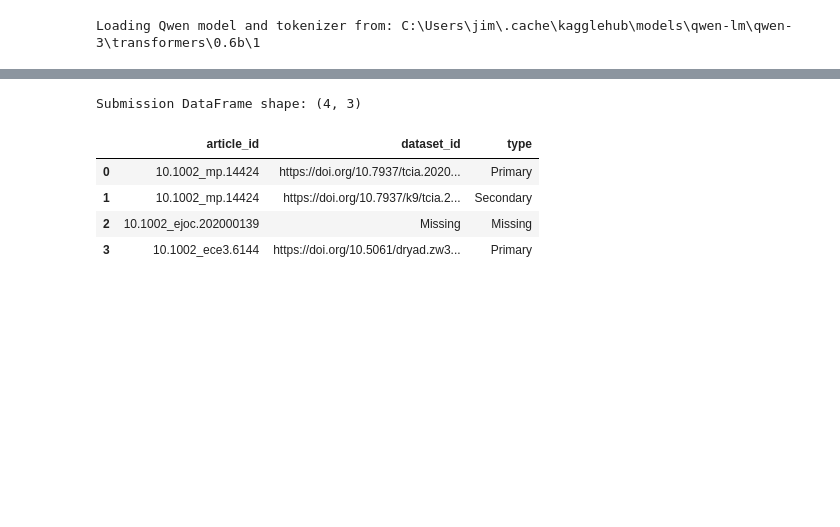
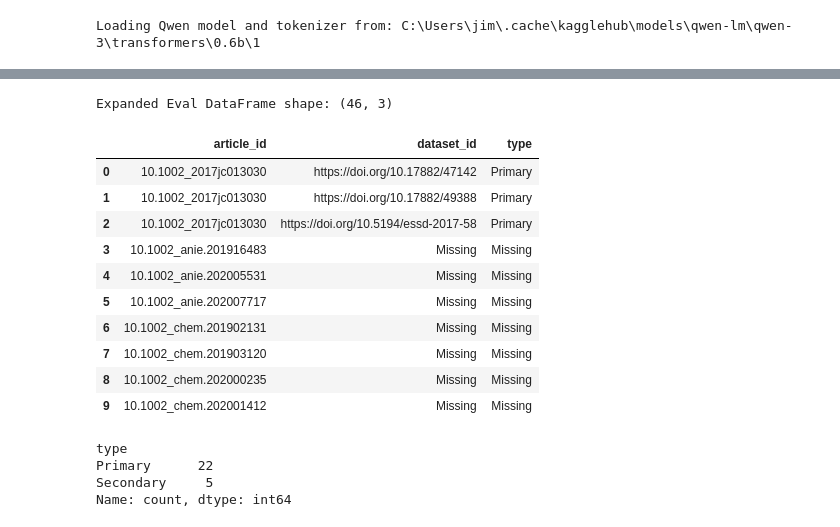
Before and after one commit to JimGile/make-data-count-classifier, a Jupyter notebook: mdc-one-shot-qwen-brute-force_comp1.ipynb, the cells around one changed output, grey strips where cells are left out. Saved outputs shown, nothing was run; the diff lists cells and outputs as text; code cells hidden in the pictures; blank space fills up the shorter version.

Commit message:
changes for first submission

```diff
--- a/mdc-one-shot-qwen-brute-force_comp1.ipynb
+++ b/mdc-one-shot-qwen-brute-force_comp1.ipynb
@@ -293,7 +299,7 @@ def extract_text_from_elements_within_element(element: Element | None, child_xpa
 
     return "|".join(extracted_text)
 
-def extract_data_related_elements_text(elements: list[Element] | None, child_xpaths: list[str] = [], ns: dict[str, str] | None = None) -> list[str]:
+def extract_data_related_elements_text(elements: list[Element] | None, child_xpaths: list[str] = [], ns: dict[str, str] | None = None) -> list[dict[str, list[str] | str]]:
     elements_text = []
     if elements is None:
         return elements_text
@@ -301,11 +307,11 @@ def extract_data_related_elements_text(elements: list[Element] | None, child_xpa
     for element in elements:
         text = extract_dataset_ids(extract_text_from_elements_within_element(element, child_xpaths, ns))
         if text:
-            elements_text.append(text)
+            elements_text.extend(text)
 
     return elements_text
 
-def extract_data_related_elements_text_from_xpath_list(root: Element | None, xpath_list: list[str], ns: dict[str, str] | None = None) -> list[str]:
+def extract_data_related_elements_text_from_xpath_list(root: Element | None, xpath_list: list[str], ns: dict[str, str] | None = None) -> list[dict[str, list[str] | str]]:
     """
     Extracts text from elements in the XML tree that match the provided XPath expressions.
 
@@ -428,7 +434,7 @@ def extract_author_names(full_text: str, nlp=NLP_SPACY) -> str:
     # Convert to list and sort for consistent output
     return filtered_authors[0] if filtered_authors else ""
 
-def extract_pdf_doc_text(pdf_doc: fitz.Document)  -> dict[str, str | list[str]]:
+def extract_pdf_doc_text(pdf_doc: fitz.Document)  -> dict[str, str | list[dict[str, list[str] | str]]]:
     """
     Extracts all text from a PDF document using PyMuPDF.
 
@@ -450,7 +456,7 @@ def extract_pdf_doc_text(pdf_doc: fitz.Document)  -> dict[str, str | list[str]]:
 
     # Initialize variables for text extraction
     p1 = None  # Placeholder for the first page text
-    other_dataset_citations = set()  # Use a set to avoid duplicates
+    other_dataset_citations = []
     for page in pdf_doc:
         # Extract text from the page
         textpage = page.get_textpage()
@@ -475,15 +481,17 @@ def extract_pdf_doc_text(pdf_doc: fitz.Document)  -> dict[str, str | list[str]]:
                 context_chars = min(250, len(block_text))  # Use a minimum
                 dataset_ids_found = extract_dataset_ids(block_text, context_chars)  # Extract dataset IDs from the block text
                 if dataset_ids_found:
+                    # print(f"DEBUG: Found dataset IDs in block: {dataset_ids_found}")  # Debugging output
+                    # print(f"DEBUG: block_text: {block_text}")  # Debugging output
                     if len(article_dict['data_availability']) > 0 and len(article_dict['data_availability']) < 25:
                         # If data availability text is only a few characters, append the next block text to it
                         # This is a heuristic to ensure that we capture relevant dataset IDs
                         article_dict['data_availability'] = block_text
                     else:
                         # Append the dataset IDs found in the block to the other_dataset_citations
-                        other_dataset_citations.add(dataset_ids_found)
+                        other_dataset_citations.extend(dataset_ids_found)
 
-    article_dict['other_dataset_citations'] = list(other_dataset_citations) if other_dataset_citations else []
+    article_dict['other_dataset_citations'] = other_dataset_citations if other_dataset_citations else []
 
     # If an abstract was not found, use the first page text as the abstract
     if not article_dict['abstract'] and p1:
@@ -952,13 +1020,13 @@ class QwenModelEval:
                 max_new_tokens=self.max_new_tokens,
                 pad_token_id=self.tokenizer.eos_token_id,
                 eos_token_id=self.tokenizer.convert_tokens_to_ids("<|im_end|>"),
-                # do_sample=False, # Use greedy decoding (fastest)
-                # num_beams=1,     # Do not use beam search (fastest)
-                # temperature=0.0, # Make output deterministic (if do_sample=False, this has no effect)
-                temperature=0.6 if self.enable_thinking else 0.7,
-                top_p=0.95 if self.enable_thinking else 0.8,
-                top_k=20,
-                min_p=0
+                do_sample=False, # <--- Set to False for deterministic output
+                num_beams=1,     # <--- Keep at 1 for greedy decoding
+                # temperature, top_p, top_k, min_p will have no effect when do_sample=False
+                # temperature=0.6 if self.enable_thinking else 0.7,
+                # top_p=0.95 if self.enable_thinking else 0.8,
+                # top_k=20,
+                # min_p=0,
             )
         # Parse the response and thinking content
         return self._parse_response(inputs, generated_ids)
@@ -1160,14 +1243,15 @@ Loading Qwen model and tokenizer from: C:\Users\jim\.cache\kagglehub\models\qwen
 # %%
 def evaluate_articles(file_paths_df: pd.DataFrame, model) -> pd.DataFrame:
     results = []
-    for i, row in file_paths_df.iterrows():
+    # tqdm(os.listdir(pdf_directory), total=len(os.listdir(pdf_directory)))
+    for i, row in tqdm(file_paths_df.iterrows(), total=len(file_paths_df)):
         article_id = row['article_id']
         dataset_info = row['dataset_info']
         pdf_text = row['pdf_text']
         xml_text = row['xml_text']
         text_type = "XML" if xml_text else "PDF"
         text_content = xml_text if xml_text else pdf_text
-        response = ""
+        response = [{'dataset_id': 'Missing', 'type': 'Missing'}]
         thinking_content = ""
 
         # Prepare the user input for the model
@@ -1291,12 +1415,29 @@ def expand_evaluation_results(df: pd.DataFrame) -> pd.DataFrame:
 # %%
-sample_submission_df = expand_evaluation_results(processed_articles_df)
-sample_submission_df.to_csv(os.path.join(BASE_OUTPUT_DIR, 'sample_submission.csv'), index=False)
-print(f"Submission DataFrame shape: {sample_submission_df.shape}")
-display(sample_submission_df.head(10))
+expanded_df = expand_evaluation_results(processed_articles_df)
+expanded_df.to_csv(os.path.join(BASE_OUTPUT_DIR, 'expanded_eval_results.csv'), index=False)
+print(f"Expanded Eval DataFrame shape: {expanded_df.shape}")
+display(expanded_df.head(10))
 # %% [output]
-Submission DataFrame shape: (4, 3)
+Expanded Eval DataFrame shape: (46, 3)
 |  | article_id | dataset_id | type |
-| 0 | 10.1002_mp.14424 | https://doi.org/10.7937/tcia.2020... | Primary |
-| 1 | 10.1002_mp.14424 | https://doi.org/10.7937/k9/tcia.2... | Secondary |
-| 2 | 10.1002_ejoc.202000139 | Missing | Missing |
-| 3 | 10.1002_ece3.6144 | https://doi.org/10.5061/dryad.zw3... | Primary |
+| 0 | 10.1002_2017jc013030 | https://doi.org/10.17882/47142 | Primary |
+| 1 | 10.1002_2017jc013030 | https://doi.org/10.17882/49388 | Primary |
+| 2 | 10.1002_2017jc013030 | https://doi.org/10.5194/essd-2017-58 | Primary |
+| 3 | 10.1002_anie.201916483 | Missing | Missing |
+| 4 | 10.1002_anie.202005531 | Missing | Missing |
+| 5 | 10.1002_anie.202007717 | Missing | Missing |
+| 6 | 10.1002_chem.201902131 | Missing | Missing |
+| 7 | 10.1002_chem.201903120 | Missing | Missing |
+| 8 | 10.1002_chem.202000235 | Missing | Missing |
+| 9 | 10.1002_chem.202001412 | Missing | Missing |
+# %%
+
+sample_submission_df = prepare_for_submission(expanded_df)
+sample_submission_df.to_csv("test_sample_submission.csv", index=False)
+
+sample_submission_df["type"].value_counts()
+# %% [output]
+type
+Primary      22
+Secondary     5
+Name: count, dtype: int64
```
Also changed, not shown: parts of 13 cells of this notebook, 5 other files.
